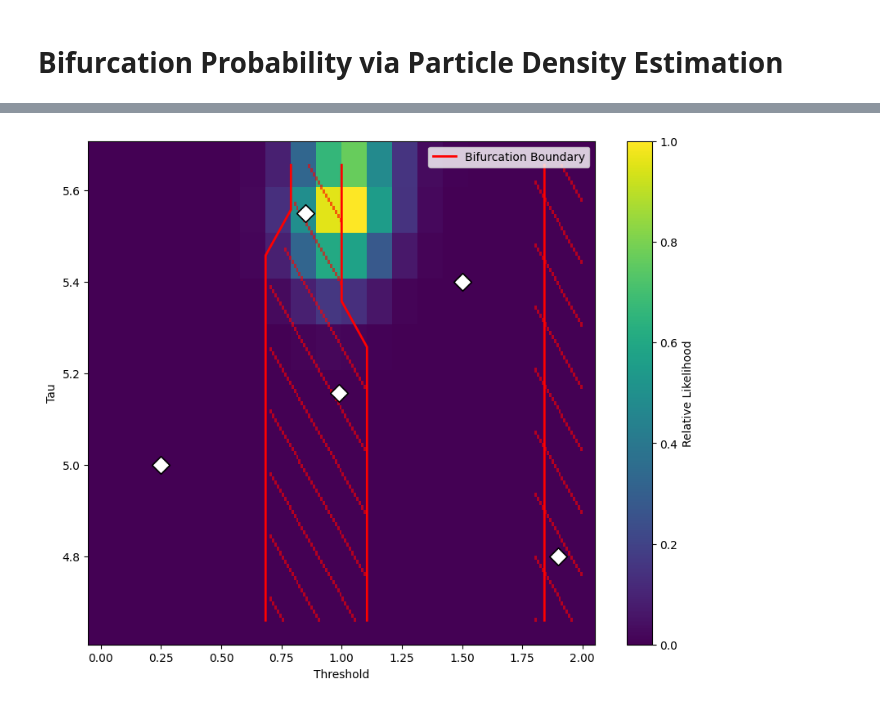
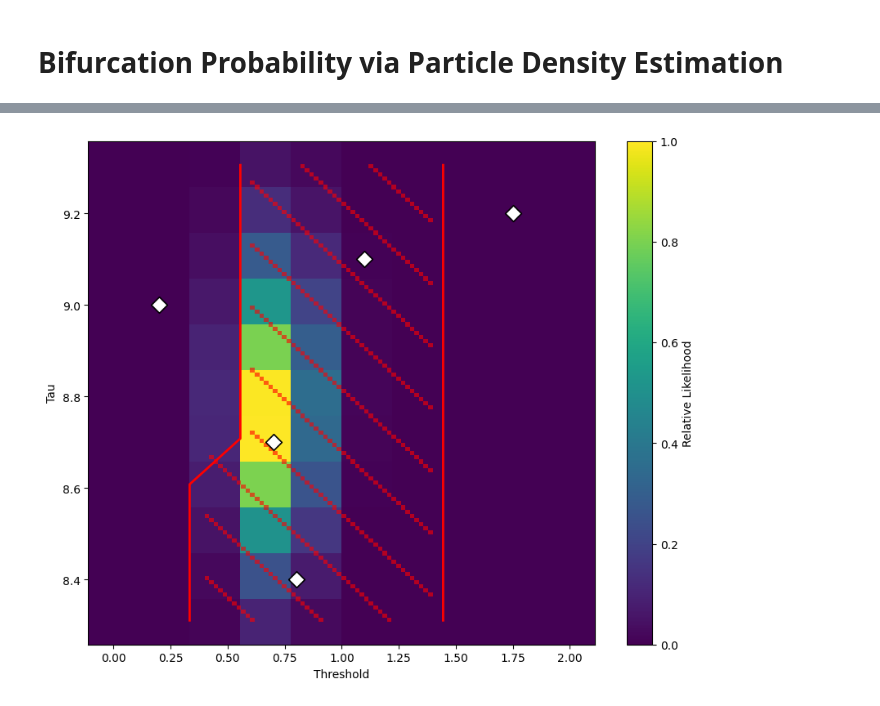
Before and after one commit to ThoHardy/SOUNDMODEL, a Jupyter notebook: PlotFigureBifurcation.ipynb, the cells around one changed output, grey strips where cells are left out. Drawn from its saved outputs; the diff is of its cells as text; code cells hidden in the pictures.

```diff
--- a/PlotFigureBifurcation.ipynb
+++ b/PlotFigureBifurcation.ipynb
@@ -22,6 +22,12 @@ cwd = Path.cwd()
 SNRs = np.array([-np.inf,-13,-11,-9,-7,-5,-3])
 SubIDs = ['01','02','03','05','06','07','08','09','11','12','13','14','15','17','19','20','22','23','24','25']
 colormap = {0: (0, 0, 0), 1: (0, 0.25, 1), 2: (0, 0.9375, 1), 3: (0, 0.91, 0.1), 4: (1, 0.6, 0), 5: (1, 0, 0), 6: (0.8, 0, 0)}
+
+# Publication-quality plotting defaults
+plt.rcParams['figure.dpi'] = 200
+plt.rcParams['savefig.dpi'] = 600
+plt.rcParams['savefig.bbox'] = 'tight'
+plt.rcParams['savefig.pad_inches'] = 0.05
 # %%
 def count_sign_changes(delta_x):
     signs = np.sign(delta_x)
@@ -35,9 +69,10 @@ def is_bifurcation(delta_x_list):
 # %% [markdown]
 # Bifurcation Probability via Particle Density Estimation
 # %%
-task = "Passive"
+part_figure = 6
+task = "Active"
 file_path = Path(f'Fit_{task}_late')
-sub_file_path = "BifurcationProbability_WholeGrid"
+sub_file_path = "BifurcationProbability_Bounded"
 
 # Define the summary path clearly and load existing progress
 summary_path = file_path / sub_file_path / "bifurcation_probabilities.csv"
@@ -45,9 +80,25 @@ existing_df = pd.read_csv(summary_path, index_col=0)
 bifurcation_prob = existing_df["probability_of_bifurcation"].to_dict()
 print(bifurcation_prob)
 
+# Load data
+data_ref = f'myEpochs_{task}/Epoch_{SubIDs[part_figure]}-epo.fif'
+epochs_file = cwd.parents[0] / data_ref
+with warnings.catch_warnings():
+    warnings.simplefilter("ignore", category=RuntimeWarning)
+    state_train = lead.STG(epochs_file, tmin=300, tmax=500)
+    n_categories = len(list(state_train.keys()))
+    categories = list(range(n_categories))
 
-for part in [18]: #range(20):
+# Input definition (same for all categories & trials)
+one_input = np.concatenate((np.zeros(75), np.ones(25), np.zeros(150)))
+input_train = {cat: np.stack([one_input for _ in range(state_train[cat].shape[0])]) for cat in categories}
 
+# Isolate segments where stimulation is supposed constant
+state_train_constant_stim = {cat: state_train[cat][:,75:100] for cat in range(1, n_categories)}
+input_train_constant_stim = {cat: input_train[cat][:,75:100] for cat in range(1, n_categories)}
+
+
+for part in [part_figure]: # range(20):
 
     # --- Load Parent Parameters ---
     gainmodul_parent = lead.model.StratifiedGainModulation(
@@ -56,17 +107,42 @@ for part in [18]: #range(20):
     gainmodul_parent.load_params(param_path)
 
     # Plot selected model samples
-    # TODO: For each couple chosen for the diamonds, also fit the gain and the input_weigths !!
-    diamond_points = [(gainmodul_parent.threshold, gainmodul_parent.tau),
-                      (0.25, 5), (0.85, 5.55), (1.5, 5.4), (1.9, 4.8)]  # (threshold, tau); edit these coordinates as needed
-    states = np.linspace(-0.5, 2.5, 150)
-    conditions = [(0, 0), (1, 1), (1,2), (1,3), (1,4), (1,5), (1,6)]
-    labels = {cat: str(cat) for cat in range(7)}
+    diamond_points = [(0.7, 8.7),
+                      (0.2, 9),
+                      (0.8, 8.4),
+                      (1.1, 9.1),
+                      (1.75, 9.2)]  # (threshold, tau); edit these coordinates as needed
+    states = np.linspace(-0.5, 1.53, 150)
+    conditions = [(0, 0), (1, 1), (1,2), (1,3), (1,4), (1,5)]
+    labels = {cat: str(cat) for cat in range(6)}
     for threshold, tau in diamond_points:
         print(f"Plotting for Threshold: {threshold}, Tau: {tau}")
-        gainmodul_parent.threshold = threshold
-        gainmodul_parent.tau = tau
-        model_func = gainmodul_parent.core
+        gainmodul_daughter = lead.model.StratifiedGainModulation(tau=tau,
+                                                                 process_noise=gainmodul_parent.process_noise,
+                                                                 measure_noise=gainmodul_parent.measure_noise,
+                                                                 threshold=threshold,
+                                                                 sharpness=gainmodul_parent.sharpness)
+
+        # train the gains and input_weights
+        for cat in range(1, 6):
+            gainmodul_one_cat = lead.model.NonLinear1(
+                tau=gainmodul_daughter.tau,
+                process_noise=gainmodul_daughter.process_noise,
+                measure_noise=gainmodul_daughter.measure_noise,
+                input_weight=getattr(gainmodul_parent, f'w{cat}'),
+                gain=getattr(gainmodul_parent, f'g{cat}'),
+                threshold=gainmodul_daughter.threshold,
+                sharpness=5)
+            gainmodul_one_cat.fit(
+                state_series={0: state_train_constant_stim[cat]},
+                input_series={0: input_train_constant_stim[cat]},
+                init_params=[getattr(gainmodul_one_cat, pname) for pname in gainmodul_one_cat._param_names],
+                bounds=[(1,25), (0.01, 1), (0.01, 1), (0, 1), (0, 1), (0, 2), (0, 10)],
+                fixed_params=['tau', 'process_noise', 'measure_noise', 'threshold', 'sharpness'],
+                feedback=False)
+            gainmodul_daughter.set_params({f'w{cat}': gainmodul_one_cat.input_weight, f'g{cat}': gainmodul_one_cat.gain})
+
+        model_func = gainmodul_daughter.core
         plt.figure(figsize=(10, 6))
         plt.plot([states[0], states[-1]], [0, 0], linestyle='--', color='black')
         for cond_ind, (input_value, signal_category) in enumerate(conditions):
@@ -77,7 +153,8 @@ for part in [18]: #range(20):
                 label=labels[cond_ind])
         plt.xlabel('state')
         plt.ylabel(r'$\Delta$ states / dt', fontsize=13)
-        plt.ylim((-0.4, 0.2))
+        plt.ylim((-0.25, 0.2))
+        plt.savefig(file_path / sub_file_path / f"PapersFigureGridPeri_{threshold}.png", dpi=600, bbox_inches='tight', pad_inches=0.05)
         plt.show()
 
     # Load Results
@@ -128,7 +205,7 @@ for part in [18]: #range(20):
             diamond_thresholds,
             diamond_taus,
             marker='D',
-            s=120,
+            s=100,
             facecolors='white',
             edgecolors='black',
             linewidths=1.2,
@@ -138,7 +215,7 @@ for part in [18]: #range(20):
         # Create a proxy artist for the legend
         from matplotlib.lines import Line2D
         proxy_line = Line2D([0], [0], color='red', linewidth=2, label='Bifurcation Boundary')
-        plt.legend(handles=[proxy_line], loc='upper right')
+        # plt.legend(handles=[proxy_line], loc='upper right')
     elif np.all(bif_array):
         plt.title(f"Part {part} (All Bifurcation)")
     else:
@@ -149,6 +226,6 @@ for part in [18]: #range(20):
     plt.ylabel('Tau')
 
     # Save plot
-    # plt.savefig(file_path / sub_file_path / f"2D_likelihood_part{part}_{task}.png")
+    plt.savefig(file_path / sub_file_path / f"PapersFigureGridCenter.png", dpi=600, bbox_inches='tight', pad_inches=0.05)
     plt.show()
 # %% [output]
@@ -166 +243 @@ Plotting for Threshold: 1.9, Tau: 4.8
-[figure, old version]
+[figure, new version]
```
Also changed, not shown: parts of 2 cells of this notebook, 7 other files.
